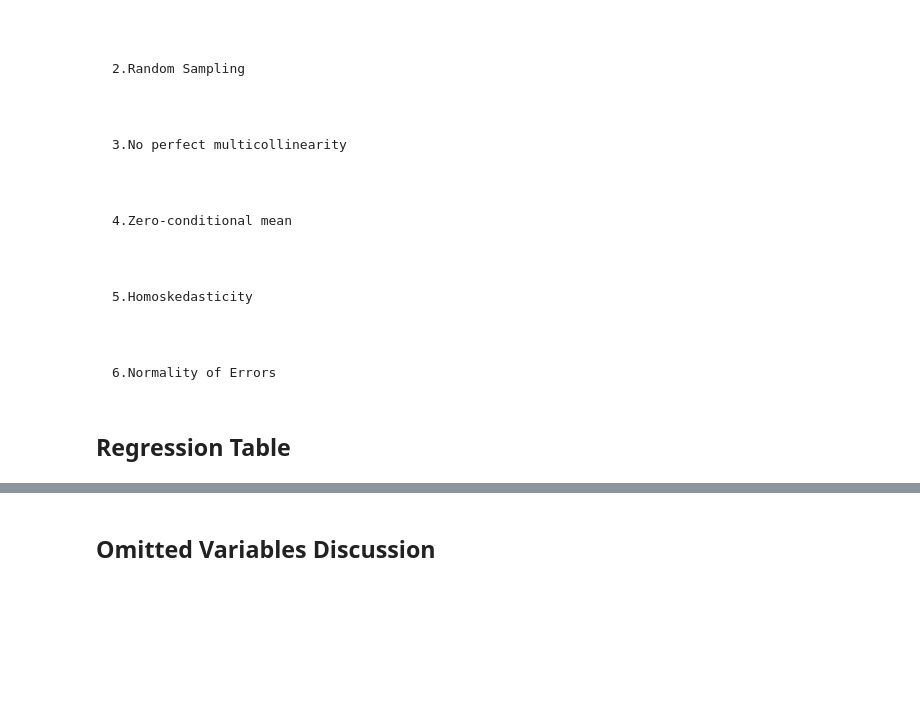
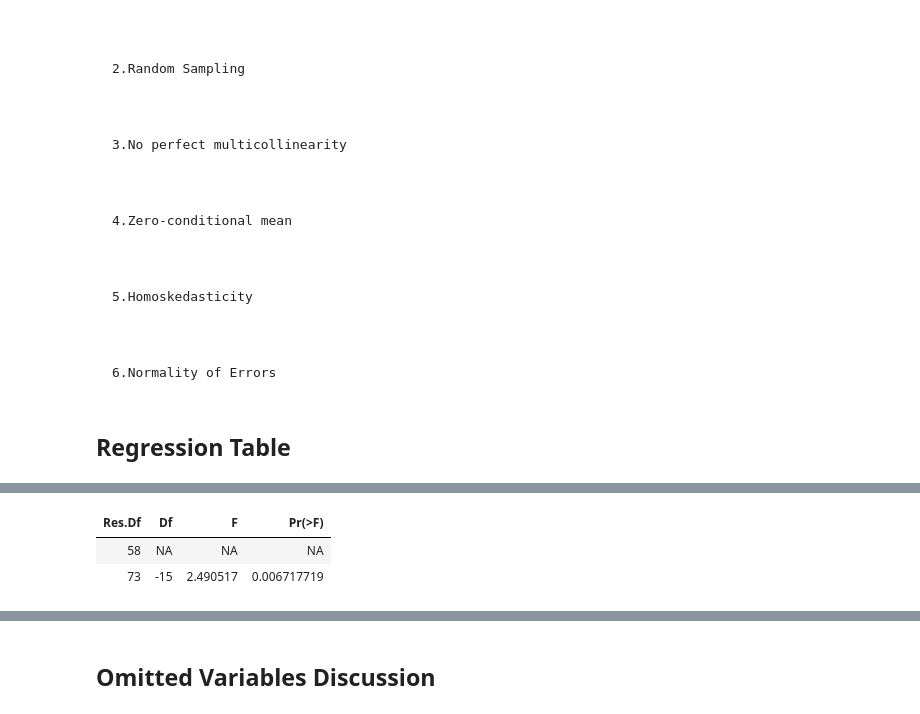
Before and after one commit to lucaschadwicklam97/lab_3_collab, a Jupyter notebook: Annabelle_Joy_Lucas_lab3_v2.ipynb, the cells around one changed output, grey strips where cells are left out. Drawn from its saved outputs; the diff is of its cells as text; code cells hidden in the pictures; blank space fills up the shorter version.

```diff
--- a/Annabelle_Joy_Lucas_lab3_v2.ipynb
+++ b/Annabelle_Joy_Lucas_lab3_v2.ipynb
@@ -621,0 +687,8 @@ Note:           *p<0.05; **p<0.01; ***p<0.001
+# %%
+# Testing for joint significance of all new variables introduced in model 3
+
+waldtest(m3, m2)
+# %% [output]
+| Res.Df | Df | F | Pr(>F) |
+| 58 | NA | NA | NA |
+| 73 | -15 | 2.490517 | 0.006717719 |
```
Also changed, not shown: parts of 27 cells of this notebook.
